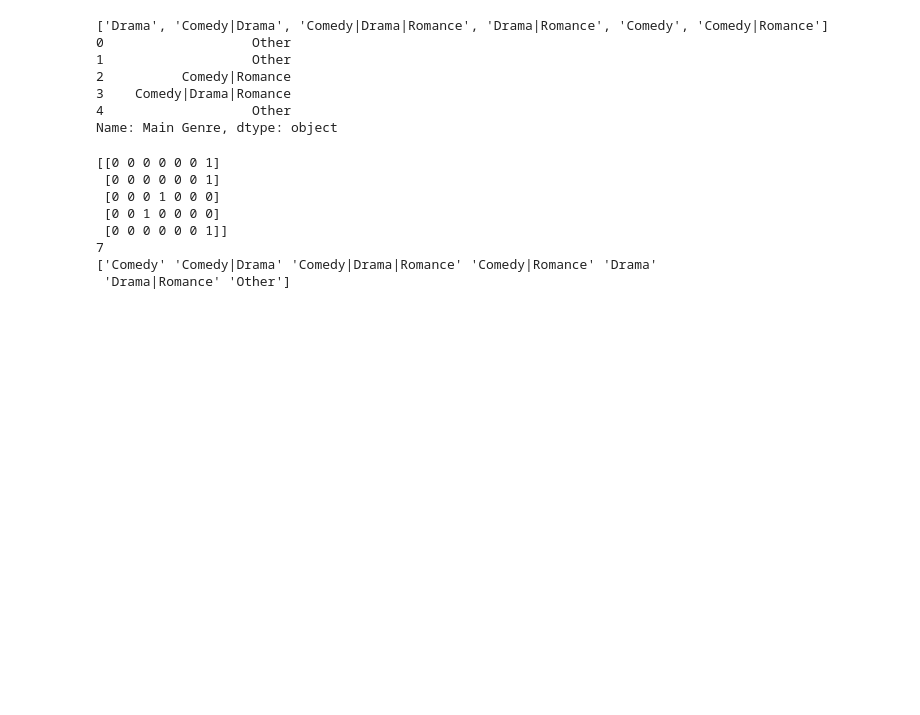
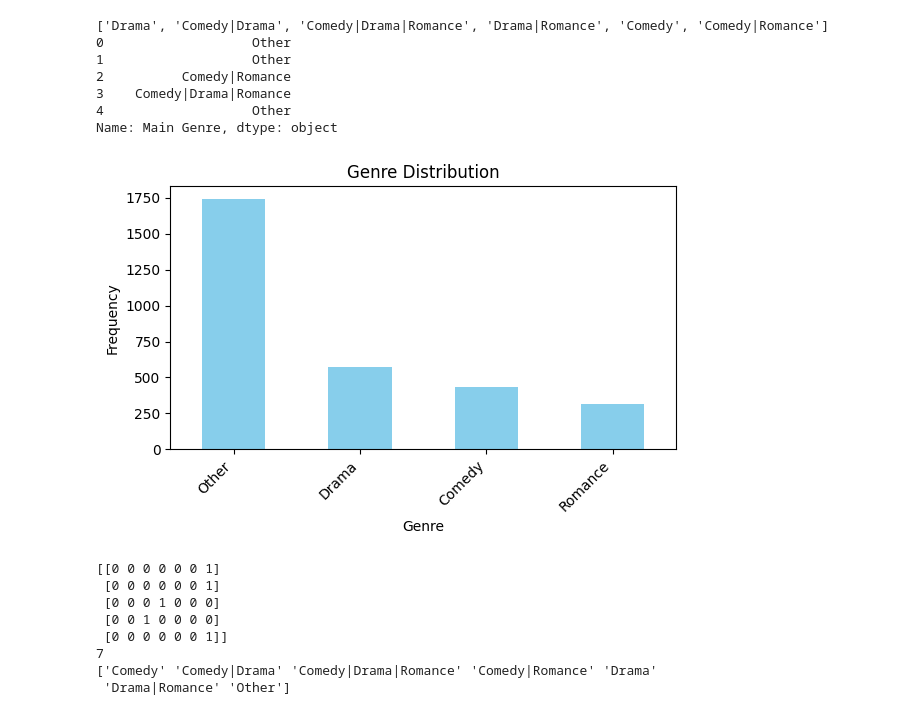
Before and after one commit to maharshi0706/NNDL-Project, a Jupyter notebook: NNDL_MLOA_project.ipynb, the cells around one changed output. Drawn from its saved outputs; the diff is of its cells as text; code cells hidden in the pictures; blank space fills up the shorter version.

```diff
--- a/NNDL_MLOA_project.ipynb
+++ b/NNDL_MLOA_project.ipynb
@@ -66,6 +66,18 @@ print(imdb_df['Main Genre'].head())
 3    Comedy|Drama|Romance
 4                   Other
 Name: Main Genre, dtype: object
+# %%
+genre_counts = imdb_df['Main Genre'].str.strip().str.split('|', expand=True).stack().value_counts()
+plt.figure(figsize=(6, 4))
+genre_counts.plot(kind='bar', color='skyblue')
+plt.title('Genre Distribution')
+plt.xlabel('Genre')
+plt.ylabel('Frequency')
+plt.xticks(rotation=45, ha='right')
+plt.tight_layout()
+plt.show()
+# %% [output]
+[figure, added]
 # %%
 
 multiclassBinarizer = MultiLabelBinarizer()
```
Also changed, not shown: parts of 4 cells of this notebook.
